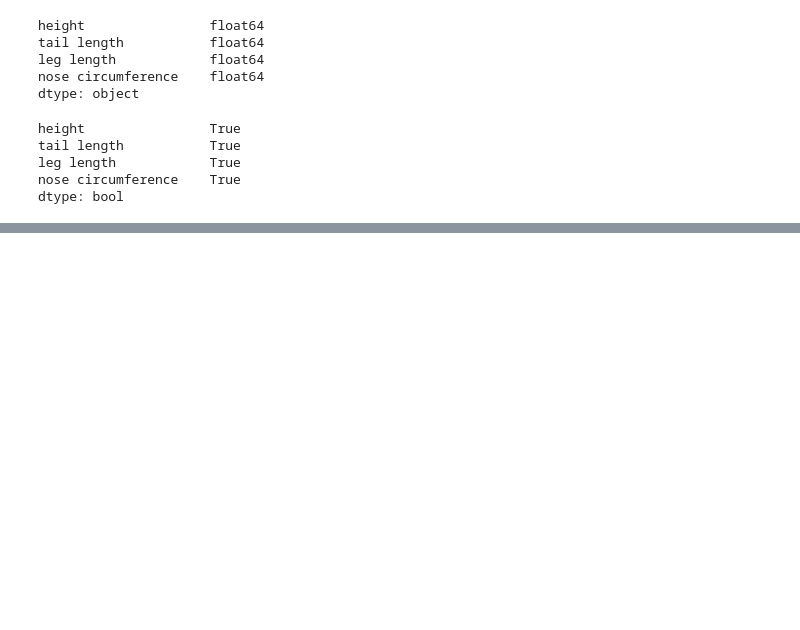
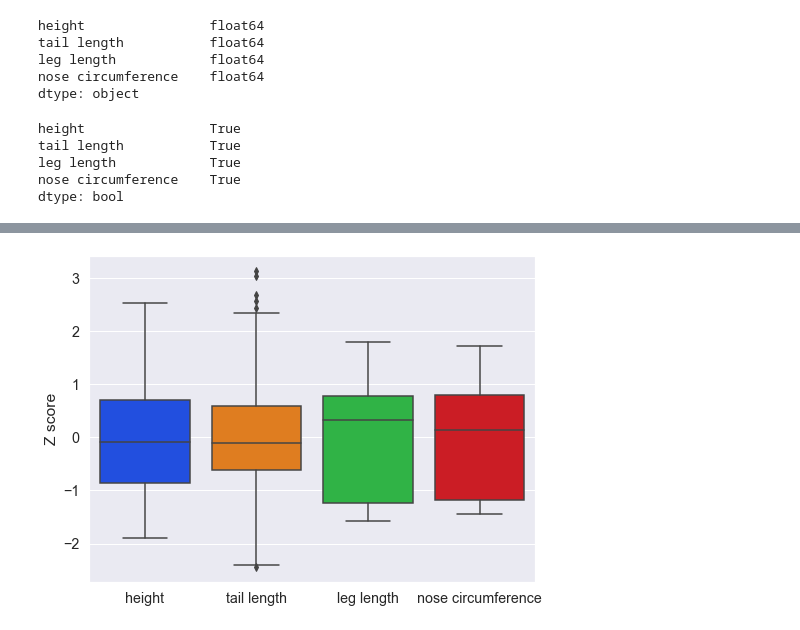
Before and after one commit to animaviridis/dmv-practicals, a Jupyter notebook: assessment/assignment1/task1/task1.ipynb, the cells around one changed output, grey strips where cells are left out. Saved outputs shown, nothing was run; the diff lists cells and outputs as text; code cells hidden in the pictures; blank space fills up the shorter version.

```diff
--- a/assessment/assignment1/task1/task1.ipynb
+++ b/assessment/assignment1/task1/task1.ipynb
@@ -93,3 +81,4 @@ dtype: float64
 # %%
-(data.max() - data.min()) / data.std()
+z_scores = ((data - data.mean()) / data.std())
+z_scores.describe()
 # %% [output]
@@ -110,3 +103,9 @@ sns.boxplot(data=data)
+# %%
+p2 = sns.boxplot(data=z_scores, palette='bright')
+p2.set(ylabel='Z score')
+p2.figure.set_size_inches((8,6))
+# %% [output]
+[figure, added]
 # %%
 sns.pairplot(data=data, kind='scatter', plot_kws={'alpha': 0.6, 'lw': 0})
 # %% [output]
```
Also changed, not shown: parts of 15 cells of this notebook, 1 other file.
